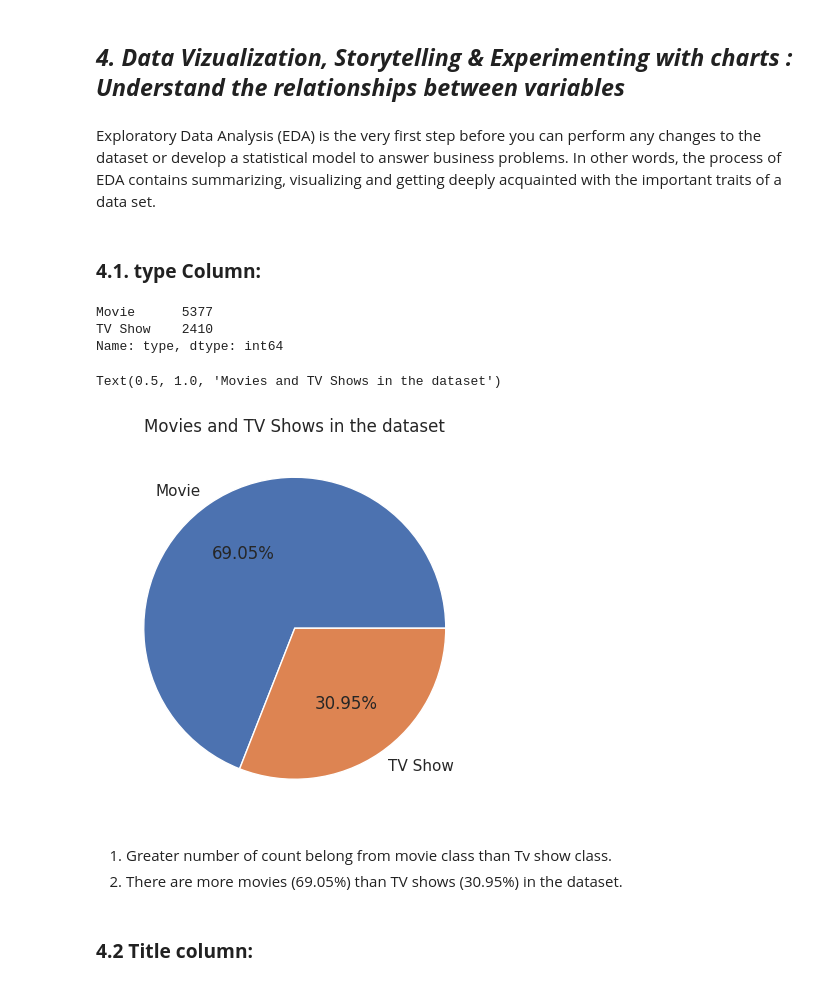
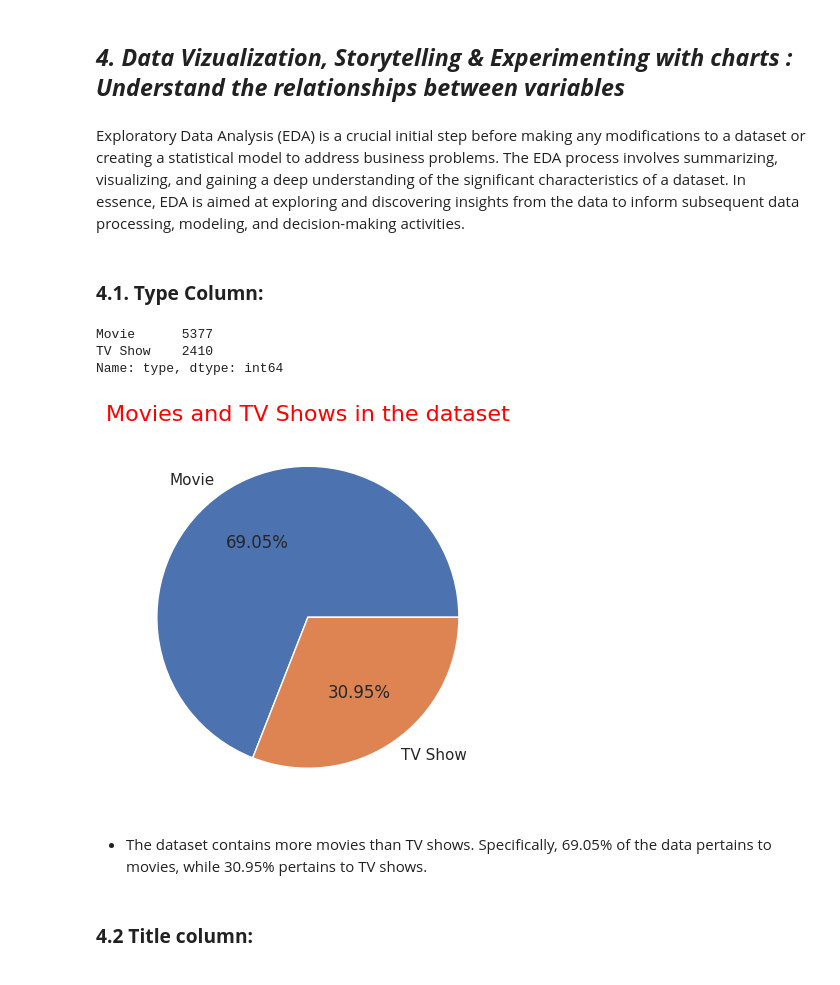
Before and after one commit to rajkumarpec/Unsupervised-Machine-Learning, a Jupyter notebook: Netflix_movie_show.ipynb, the cells around one changed output. Saved outputs shown, nothing was run; the diff lists cells and outputs as text; code cells hidden in the pictures.

```diff
--- a/Netflix_movie_show.ipynb
+++ b/Netflix_movie_show.ipynb
@@ -233,28 +236,27 @@ No. of unique values in  description is 7769
 # %% [markdown]
 ## ***4. Data Vizualization, Storytelling & Experimenting with charts : Understand the relationships between variables***
-# %% [markdown]
-Exploratory Data Analysis (EDA) is the very first step before you can perform any changes to the dataset or develop a statistical model to answer business problems. In other words, the process of EDA contains summarizing, visualizing and getting deeply acquainted with the important traits of a data set.
+# %% [markdown]
+Exploratory Data Analysis (EDA) is a crucial initial step before making any modifications to a dataset or creating a statistical model to address business problems. The EDA process involves summarizing, visualizing, and gaining a deep understanding of the significant characteristics of a dataset. In essence, EDA is aimed at exploring and discovering insights from the data to inform subsequent data processing, modeling, and decision-making activities.
 # %% [markdown]
-### **4.1. type Column:**
+### **4.1. Type Column:**
+# %%
+# Number of Movies and TV Shows in the dataset
+print(df.type.value_counts())
+print(" ")
+# %% [output]
+Movie      5377
+TV Show    2410
+Name: type, dtype: int64
 # %%
-# type Column Value Counts
-print(df.type.value_counts())
-print(" ")
-
-# Number of Movies and TV Shows in the dataset
+# visualization of Movies and TV Shows in the dataset
 plt.figure(figsize=(10,5),dpi=100)
 df['type'].value_counts().plot(kind='pie',autopct='%1.2f%%')
 plt.ylabel('')
-plt.title('Movies and TV Shows in the dataset')
+plt.title('Movies and TV Shows in the dataset',fontsize=16,color='red');
 # %% [output]
-Movie      5377
-TV Show    2410
-Name: type, dtype: int64
-Text(0.5, 1.0, 'Movies and TV Shows in the dataset')
-[figure, old version]
+[figure, new version]
-# %% [markdown]
-1. Greater number of count belong from movie class than Tv show class.
-2. There are more movies (69.05%) than TV shows (30.95%) in the dataset.
+# %% [markdown]
+* The dataset contains more movies than TV shows. Specifically, 69.05% of the data pertains to movies, while 30.95% pertains to TV shows.
 # %% [markdown]
 ### **4.2 Title column:**
 # %%
```
Also changed, not shown: parts of 35 cells of this notebook.
